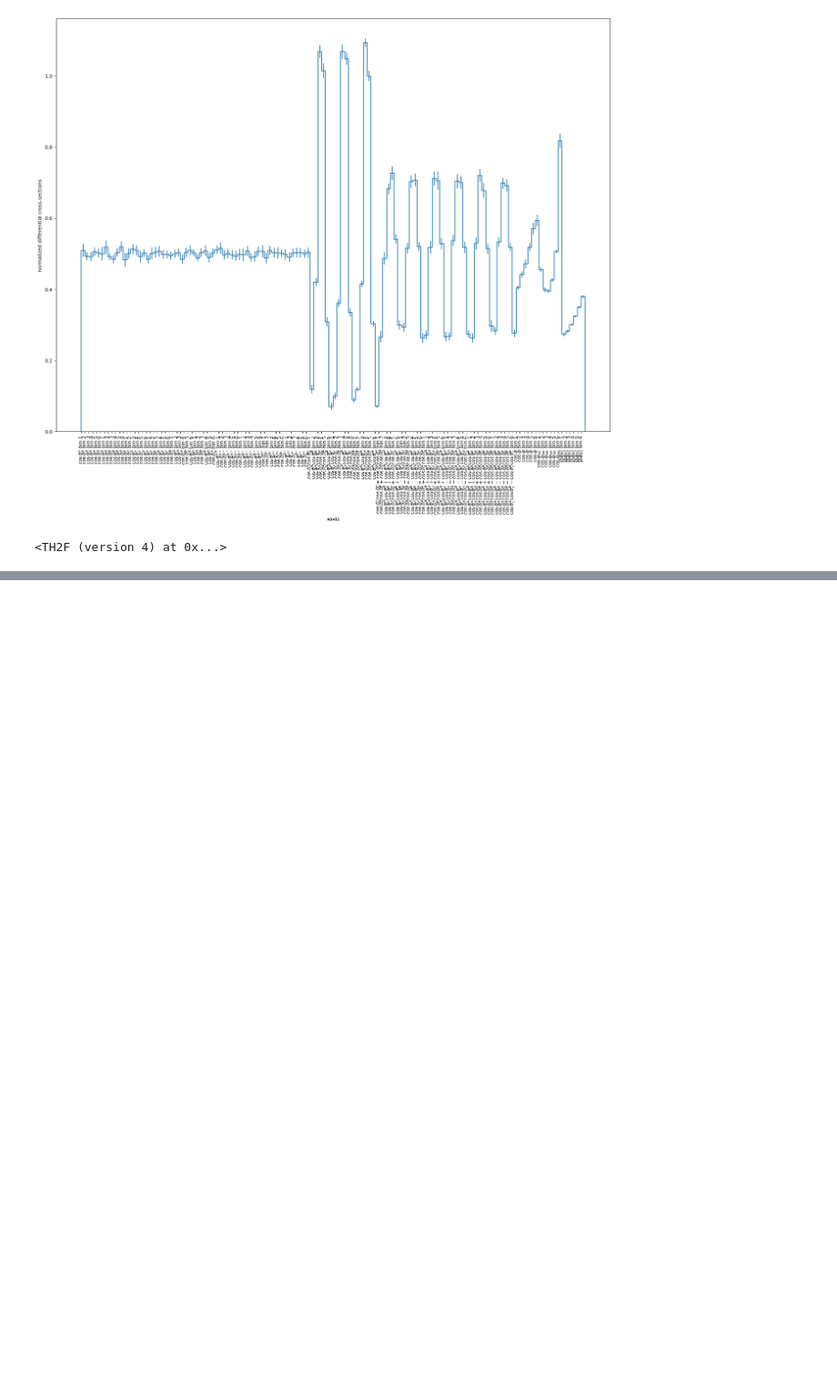
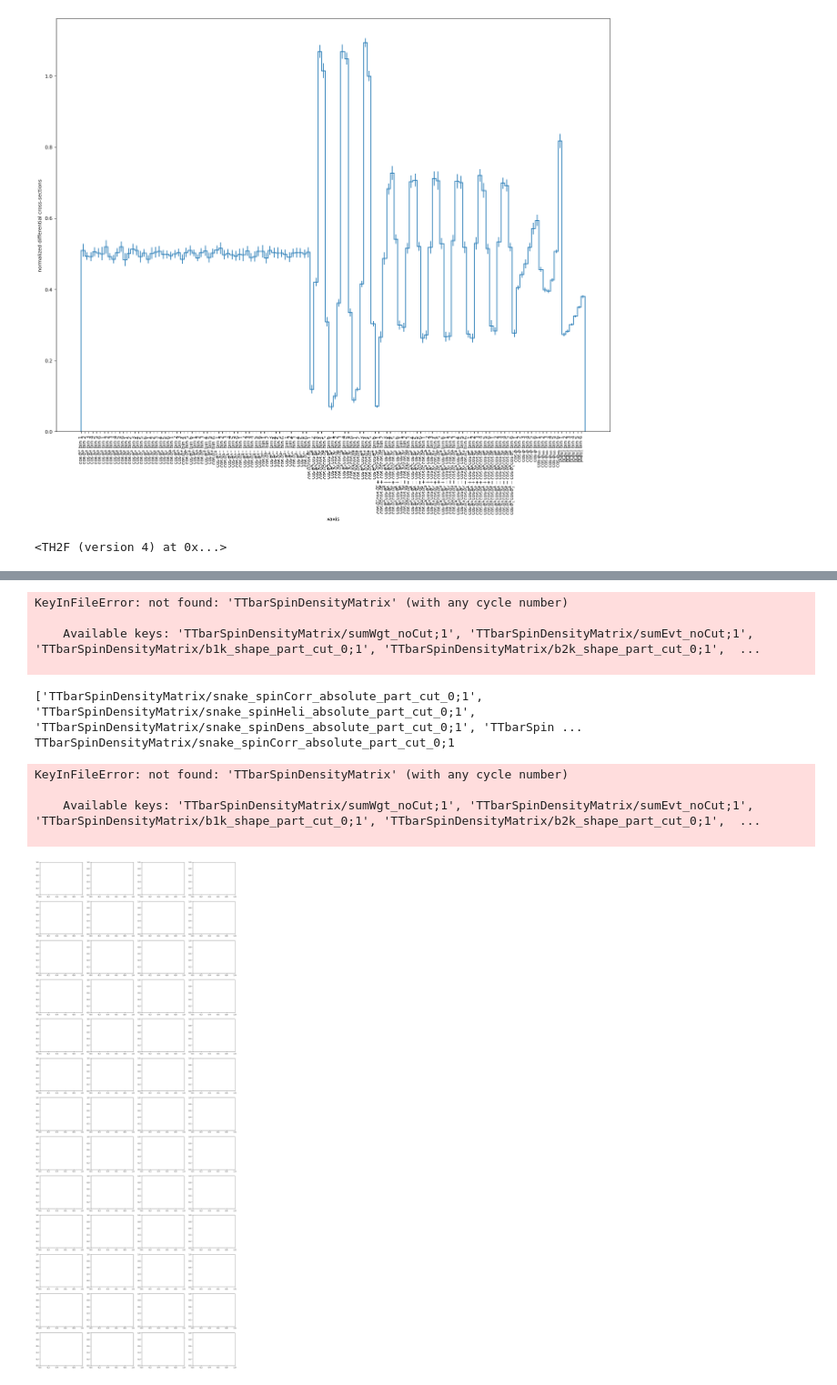
Before and after one commit to holytpk/EFTFitter, a Jupyter notebook: exec/convert_csv_root.ipynb, the cells around one changed output, grey strips where cells are left out. Shown at 91% size. Saved outputs shown, nothing was run; the diff lists cells and outputs as text; code cells hidden in the pictures; blank space fills up the shorter version.

Commit message:
update normalized snake histograms

```diff
--- a/exec/convert_csv_root.ipynb
+++ b/exec/convert_csv_root.ipynb
@@ -197,7 +213,7 @@ filenames = [
 ]
 # %%
 import uproot
-import hist
+import h_density
 import pandas as pd
 import numpy as np
 
@@ -232,7 +248,7 @@ for filename in filenames:
         bin_edges = np.concatenate((bin_edges_low, [bin_edges_high[-1]]))
 
         # Create a histogram with variable bin edges and Weight() storage
-        histogram = hist.Hist(hist.axis.Variable(bin_edges, name="cosθ₁^k"), storage=hist.storage.Weight())
+        histogram = h_density.h_density(h_density.axis.Variable(bin_edges, name="cosθ₁^k"), storage=h_density.storage.Weight())
 
         # Prepare structured data with values and variances
         values_with_variances = np.array(
@@ -414,0 +532,2 @@ plt.savefig("chi2_scan_failure.png")
+# %%
+file_snake_m2 = uproot.open('nlo_ctG_root_density/nlo_ctG_m2_nominal_toppt_default_shape.root')
@@ -414,0 +554,55 @@ plt.savefig("chi2_scan_failure.png")
+# %%
+file_snake_m2['TTbarSpinDensityMatrix']
+# %% [output]
+KeyInFileError: not found: 'TTbarSpinDensityMatrix' (with any cycle number)
+
+    Available keys: 'TTbarSpinDensityMatrix/sumWgt_noCut;1', 'TTbarSpinDensityMatrix/sumEvt_noCut;1', 'TTbarSpinDensityMatrix/b1k_shape_part_cut_0;1', 'TTbarSpinDensityMatrix/b2k_shape_part_cut_0;1',  ...
+
+# %%
+# Determine the number of keys to set up grid size
+keys = list(file_snake_m2.keys())
+print(keys)
+n_keys = len(keys)
+
+# Set up the subplot grid: Choose rows and columns for better visualization
+n_cols = 4  # Adjust this as needed (e.g., 3 columns)
+n_rows = (n_keys + n_cols - 1) // n_cols  # Calculate rows needed based on number of columns
+
+# Create a large canvas with subplots
+fig, axes = plt.subplots(n_rows, n_cols, figsize=(5 * n_cols, 4 * n_rows), dpi=80)
+axes = axes.flatten()  # Flatten to easily iterate over for 1D indexing
+
+# Loop through each histogram key and plot it on a separate subplot
+for i, key in enumerate(keys):
+    # Retrieve histogram data
+    print(key)
+    h_density = file_snake_m2[key].to_hist()
+    values = h_density.values()
+    variances = h_density.variances()
+    errors = np.sqrt(variances)  # Calculate standard deviation (square root of variance)
+    bin_edges = h_density.axes[0].edges  # Get bin edges
+    bin_centers = (bin_edges[:-1] + bin_edges[1:]) / 2  # Calculate bin centers for plotting
+
+    # Plot with error bars in the respective subplot
+    ax = axes[i]
+    ax.errorbar(bin_centers, values, yerr=errors, fmt='o', capsize=3, label='counts with errors')
+    ax.set_xlabel(key)
+    ax.set_ylabel('Counts')
+    #ax.set_title(f'Histogram for {key}')
+    ax.legend()
+
+# Hide any extra subplots if n_keys is less than n_rows * n_cols
+for j in range(i + 1, len(axes)):
+    axes[j].axis('off')
+
+# Adjust layout to prevent overlapping
+plt.tight_layout()
+plt.savefig('inspect_snake_input.png')
+# %% [output]
+['TTbarSpinDensityMatrix/snake_spinCorr_absolute_part_cut_0;1', 'TTbarSpinDensityMatrix/snake_spinHeli_absolute_part_cut_0;1', 'TTbarSpinDensityMatrix/snake_spinDens_absolute_part_cut_0;1', 'TTbarSpin ...
+TTbarSpinDensityMatrix/snake_spinCorr_absolute_part_cut_0;1
+KeyInFileError: not found: 'TTbarSpinDensityMatrix' (with any cycle number)
+
+    Available keys: 'TTbarSpinDensityMatrix/sumWgt_noCut;1', 'TTbarSpinDensityMatrix/sumEvt_noCut;1', 'TTbarSpinDensityMatrix/b1k_shape_part_cut_0;1', 'TTbarSpinDensityMatrix/b2k_shape_part_cut_0;1',  ...
+
+[figure, added]
```
Also changed, not shown: parts of 9 cells of this notebook.
